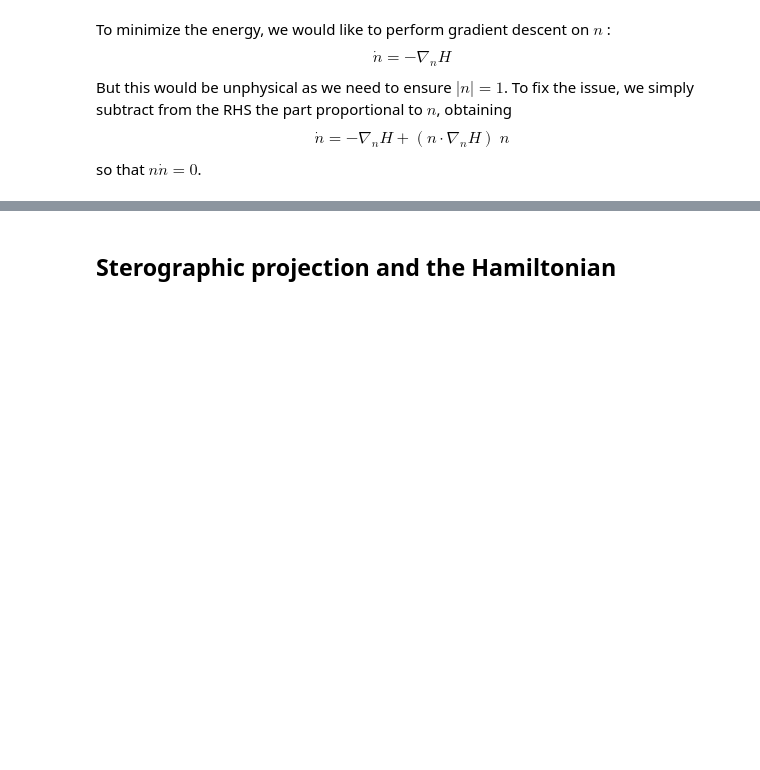
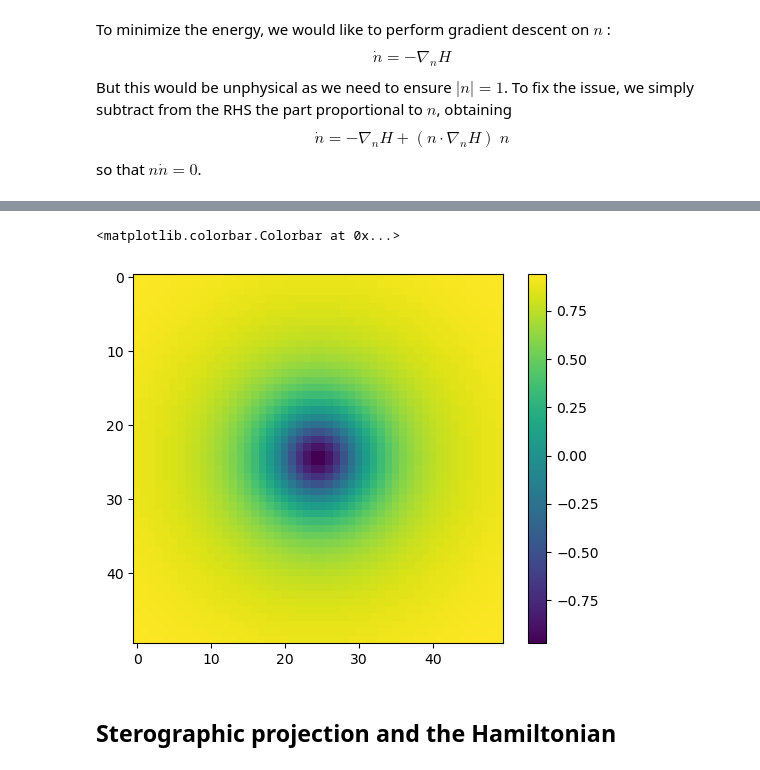
Before and after one commit to jan-chelmecki/skyrmion-tunnelling, a Jupyter notebook: instanton.ipynb, the cells around one changed output, grey strips where cells are left out. Cells and saved outputs as stored; diff of their text form; code cells hidden in the pictures; blank space fills up the shorter version.

```diff
--- a/instanton.ipynb
+++ b/instanton.ipynb
@@ -113,3 +157,9 @@ def relax(n_init, nx, ny, J1, J2, J3, B):
+# %%
+plt.imshow(n_init[2,:,:])
+plt.colorbar()
+# %% [output]
+<matplotlib.colorbar.Colorbar at 0x...>
+[figure, added]
 # %% [markdown]
 ## Sterographic projection and the Hamiltonian
 # %% [markdown]
```
Also changed, not shown: parts of 3 cells of this notebook.
